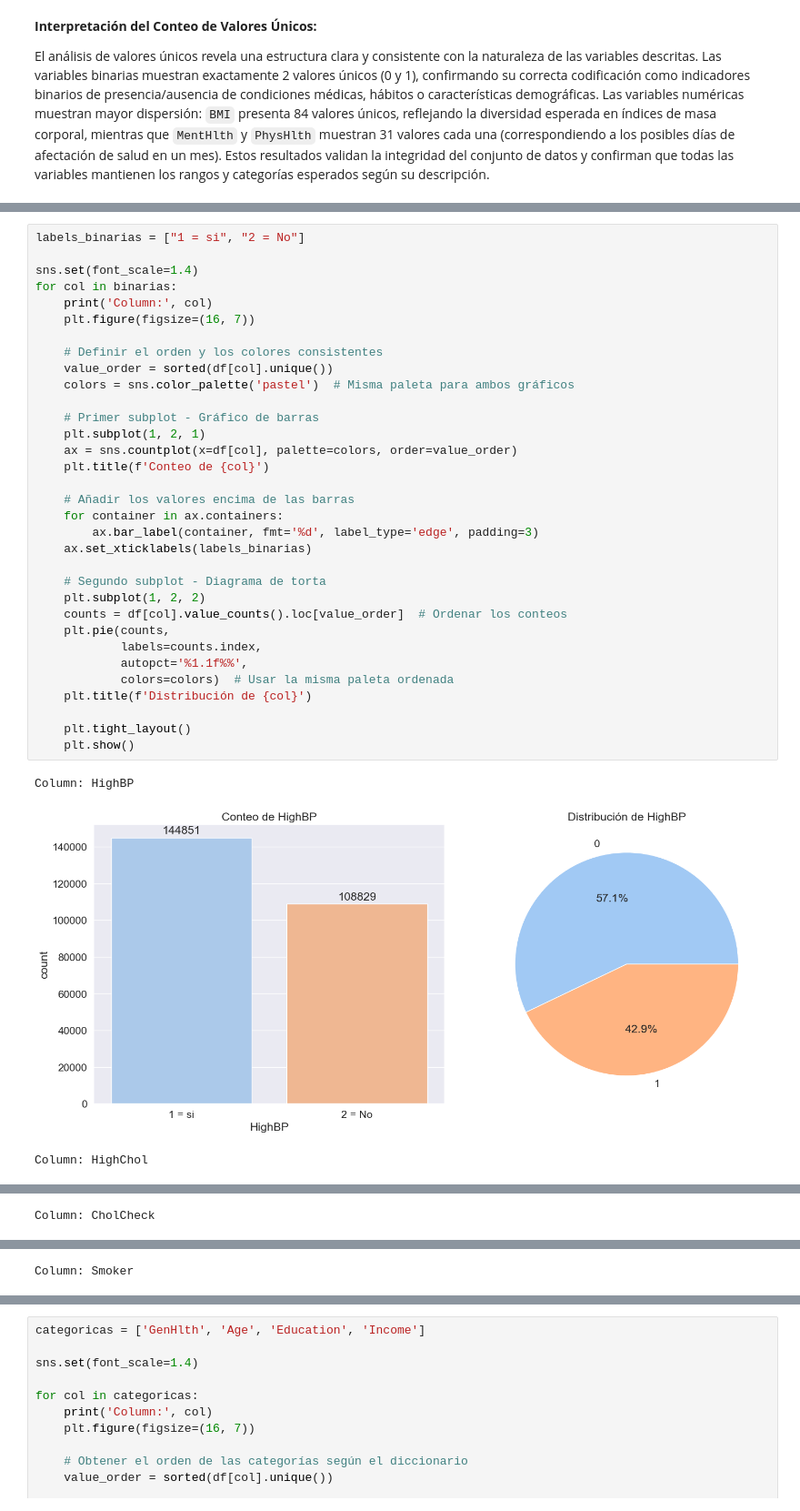
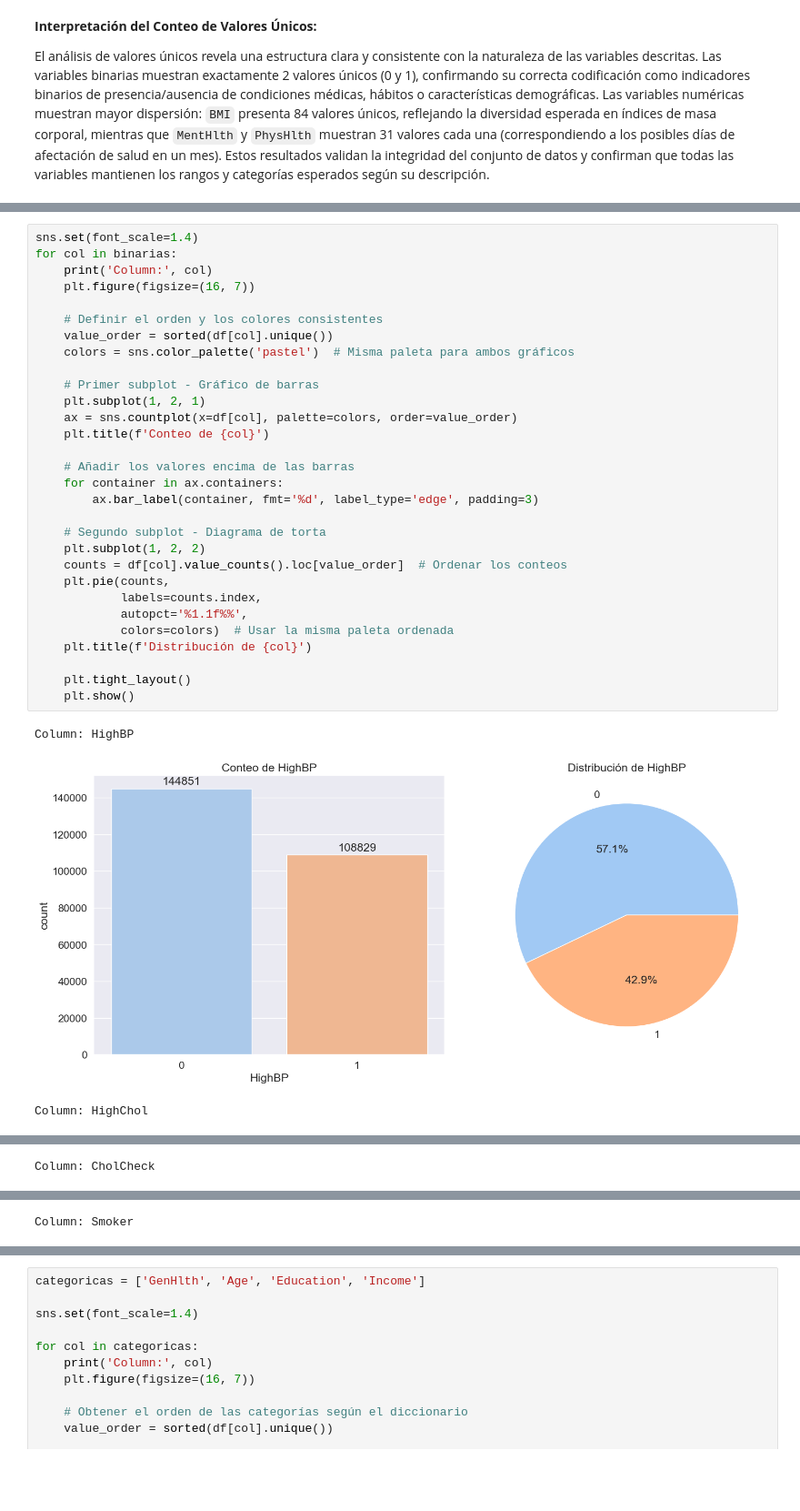
Before and after one commit to DAVIDML2005/Project-Diabetes-Prediabetes-Prediction, a Jupyter notebook: _sources/notebooks.ipynb, the cells around one changed output, grey strips where cells are left out. Shown at 91% size. Saved outputs shown, nothing was run; the diff lists cells and outputs as text; blank space fills up the shorter version.

```diff
--- a/_sources/notebooks.ipynb
+++ b/_sources/notebooks.ipynb
@@ -174,37 +174,34 @@ Se genera un doble gráfico para cada variable binaria, permitiendo comparar su
 # %%
-labels_binarias = ["1 = si", "2 = No"]
-
 sns.set(font_scale=1.4)
 for col in binarias:
     print('Column:', col)
     plt.figure(figsize=(16, 7))
 
     # Definir el orden y los colores consistentes
     value_order = sorted(df[col].unique())
     colors = sns.color_palette('pastel')  # Misma paleta para ambos gráficos
 
     # Primer subplot - Gráfico de barras
     plt.subplot(1, 2, 1)
     ax = sns.countplot(x=df[col], palette=colors, order=value_order)
     plt.title(f'Conteo de {col}')
 
     # Añadir los valores encima de las barras
     for container in ax.containers:
         ax.bar_label(container, fmt='%d', label_type='edge', padding=3)
-    ax.set_xticklabels(labels_binarias)
 
     # Segundo subplot - Diagrama de torta
     plt.subplot(1, 2, 2)
     counts = df[col].value_counts().loc[value_order]  # Ordenar los conteos
     plt.pie(counts,
             labels=counts.index,
             autopct='%1.1f%%',
             colors=colors)  # Usar la misma paleta ordenada
     plt.title(f'Distribución de {col}')
 
     plt.tight_layout()
     plt.show()
 # %% [output]
 Column: HighBP
-[figure, old version]
+[figure, new version]
 Column: HighChol
```
Also changed, not shown: parts of 18 cells of this notebook, 29 other files.
